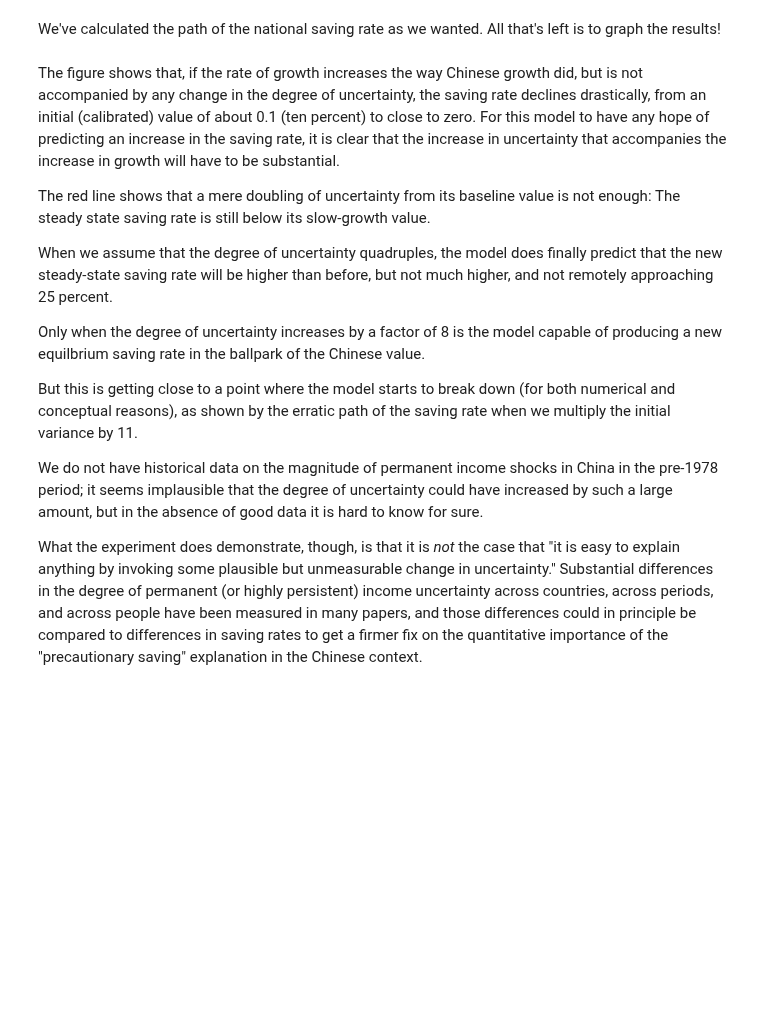
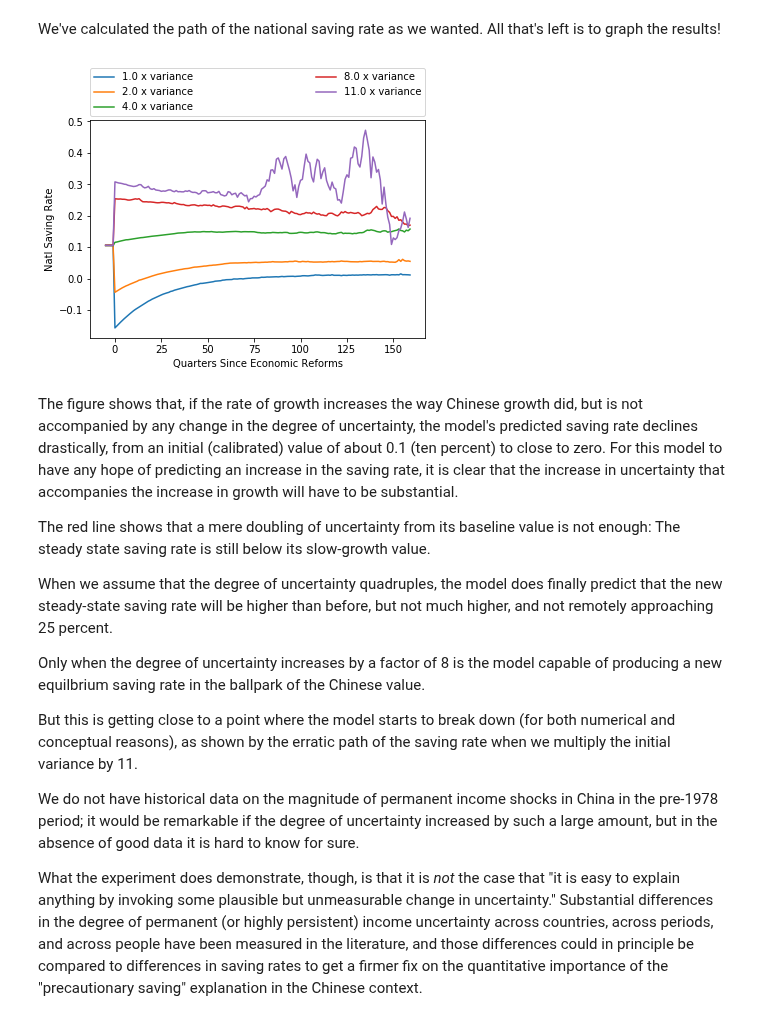
Before and after one commit to econ-ark/DemARK, a Jupyter notebook: notebooks/Chinese-Growth.ipynb, the cells around one changed output. Cells and saved outputs as stored; diff of their text form; code cells hidden in the pictures; blank space fills up the shorter version.

Commit message:
Fix typos, improve flow, in Chines Growth

```diff
--- a/notebooks/Chinese-Growth.ipynb
+++ b/notebooks/Chinese-Growth.ipynb
@@ -120,7 +122,7 @@ The cstwMPC parameters do not define a discount factor, since there is ex-ante h
 num_consumer_types   = 7 # declare the number of types we want
 ChineseConsumerTypes = [] # initialize an empty list
 
-for nn in log_progress(range(num_consumer_types), every=1):
+for nn in range(num_consumer_types):
     # Now create the types, and append them to the list ChineseConsumerTypes
     newType = deepcopy(ChinaExample)
     ChineseConsumerTypes.append(newType)
@@ -137,7 +139,7 @@ topDiscFac    = 0.9934
 DiscFac_list  = approxUniform(N=num_consumer_types,bot=bottomDiscFac,top=topDiscFac)[1]
 
 # Now, assign the discount factors we want to the ChineseConsumerTypes
-for j in log_progress(range(num_consumer_types), every=1):
+for j in range(num_consumer_types):
     ChineseConsumerTypes[j].DiscFac = DiscFac_list[j]
 # %% [markdown]
 ## Setting Up the Experiment
@@ -299,18 +303,20 @@ for PermShkVarMultiplier in log_progress(PermShkVarMultipliers, every=1):
 # %% [markdown]
 We've calculated the path of the national saving rate as we wanted. All that's left is to graph the results!
 # %%
-plt.ylabel('Natl Savings Rate')
+plt.ylabel('Natl Saving Rate')
 plt.xlabel('Quarters Since Economic Reforms')
 plt.plot(quarters_to_plot,NatlSavingsRates[0],label=str(PermShkVarMultipliers[0]) + ' x variance')
 plt.plot(quarters_to_plot,NatlSavingsRates[1],label=str(PermShkVarMultipliers[1]) + ' x variance')
 plt.plot(quarters_to_plot,NatlSavingsRates[2],label=str(PermShkVarMultipliers[2]) + ' x variance')
 plt.plot(quarters_to_plot,NatlSavingsRates[3],label=str(PermShkVarMultipliers[3]) + ' x variance')
 plt.plot(quarters_to_plot,NatlSavingsRates[4],label=str(PermShkVarMultipliers[4]) + ' x variance')
 plt.legend(bbox_to_anchor=(0., 1.02, 1., .102), loc=3,
 ncol=2, mode="expand", borderaxespad=0.) #put the legend on top
 plt.show()
+# %% [output]
+[figure, added]
 # %% [markdown]
-The figure shows that, if the rate of growth increases the way Chinese growth did, but is not accompanied by any change in the degree of uncertainty, the saving rate declines drastically, from an initial (calibrated) value of about 0.1 (ten percent) to close to zero.  For this model to have any hope of predicting an increase in the saving rate, it is clear that the increase in uncertainty that accompanies the increase in growth will have to be substantial.
+The figure shows that, if the rate of growth increases the way Chinese growth did, but is not accompanied by any change in the degree of uncertainty, the model's predicted saving rate declines drastically, from an initial (calibrated) value of about 0.1 (ten percent) to close to zero.  For this model to have any hope of predicting an increase in the saving rate, it is clear that the increase in uncertainty that accompanies the increase in growth will have to be substantial.
 
 The red line shows that a mere doubling of uncertainty from its baseline value is not enough: The steady state saving rate is still below its slow-growth value.
 
@@ -320,6 +326,6 @@ Only when the degree of uncertainty increases by a factor of 8 is the model capa
 
 But this is getting close to a point where the model starts to break down (for both numerical and conceptual reasons), as shown by the erratic path of the saving rate when we multiply the initial variance by 11.
 
-We do not have historical data on the magnitude of permanent income shocks in China in the pre-1978 period; it seems implausible that the degree of uncertainty could have increased by such a large amount, but in the absence of good data it is hard to know for sure.
+We do not have historical data on the magnitude of permanent income shocks in China in the pre-1978 period; it would be remarkable if the degree of uncertainty increased by such a large amount, but in the absence of good data it is hard to know for sure.
 
-What the experiment does demonstrate, though, is that it is _not_ the case that "it is easy to explain anything by invoking some plausible but unmeasurable change in uncertainty."  Substantial differences in the degree of permanent (or highly persistent) income uncertainty across countries, across periods, and across people have been measured in many papers, and those differences could in principle be compared to differences in saving rates to get a firmer fix on the quantitative importance of the "precautionary saving" explanation in the Chinese context.
+What the experiment does demonstrate, though, is that it is _not_ the case that "it is easy to explain anything by invoking some plausible but unmeasurable change in uncertainty."  Substantial differences in the degree of permanent (or highly persistent) income uncertainty across countries, across periods, and across people have been measured in the literature, and those differences could in principle be compared to differences in saving rates to get a firmer fix on the quantitative importance of the "precautionary saving" explanation in the Chinese context.
```
Also changed, not shown: parts of 7 cells of this notebook.
